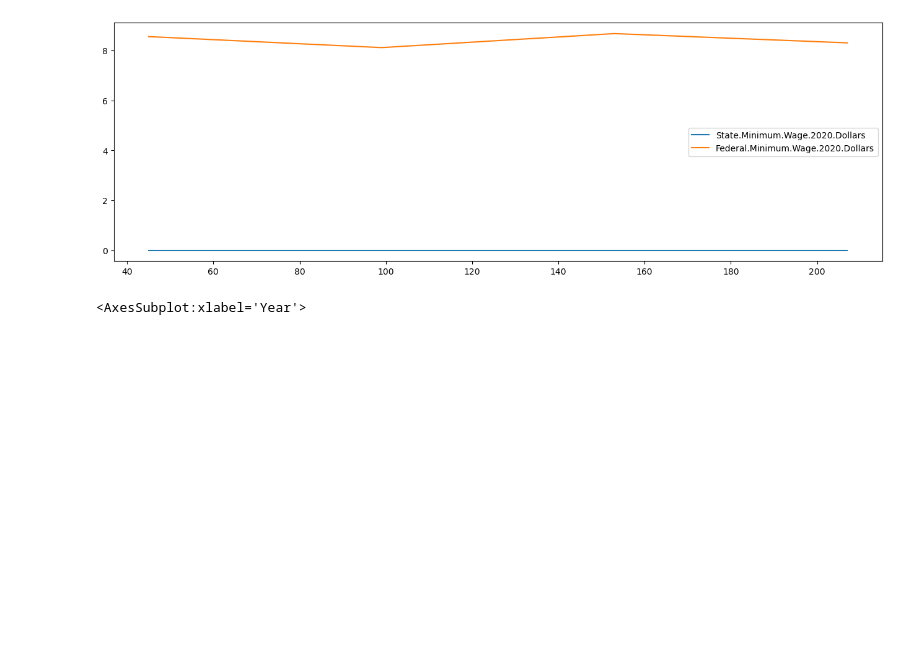
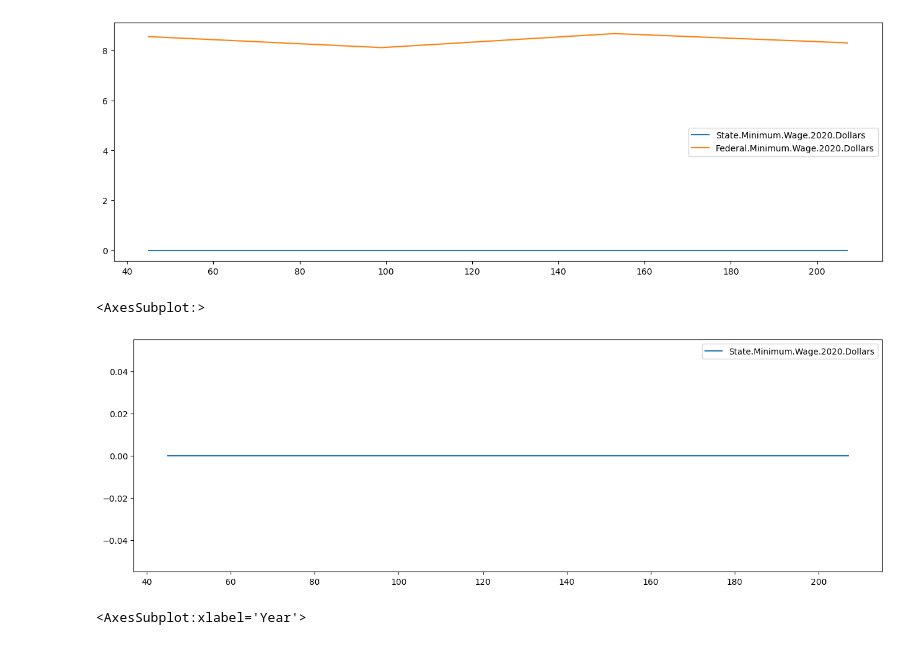
Before and after one commit to SiddheshDaphane/US-Minimum-Wage-by-State-Data-Analysis, a Jupyter notebook: min_wage.ipynb, the cells around one changed output. Drawn from its saved outputs; the diff is of its cells as text; code cells hidden in the pictures; blank space fills up the shorter version.

Commit message:
US min wage analysis

```diff
--- a/min_wage.ipynb
+++ b/min_wage.ipynb
@@ -270,6 +270,11 @@ grouped_issues.get_group("Texas")[["State.Minimum.Wage.2020.Dollars","Federal.Mi
 # %% [output]
 <AxesSubplot:>
 [figure]
+# %%
+grouped_issues.get_group("Texas")[["State.Minimum.Wage.2020.Dollars"]].plot(label=['State Minimum Wage'], figsize=(16,5))
+# %% [output]
+<AxesSubplot:>
+[figure, added]
 # %%
 grouped_issues.get_group("Texas").plot(y =["State.Minimum.Wage.2020.Dollars","Federal.Minimum.Wage.2020.Dollars"],x = "Year",label=['State Minimum Wage', 'Federal Minimum Wage'], figsize=(16,5))
 # %% [output]
```
Also changed, not shown: parts of 5 cells of this notebook.
